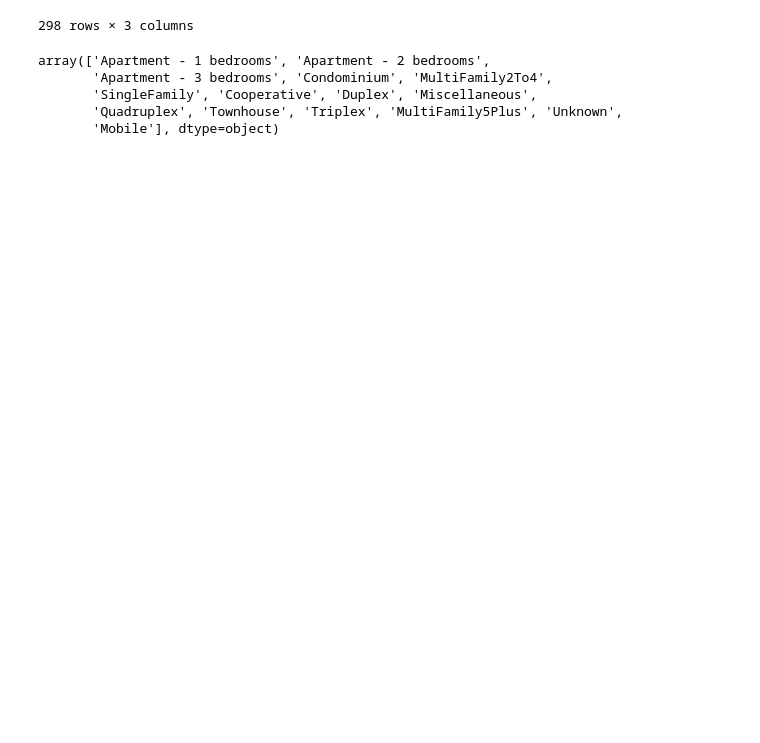
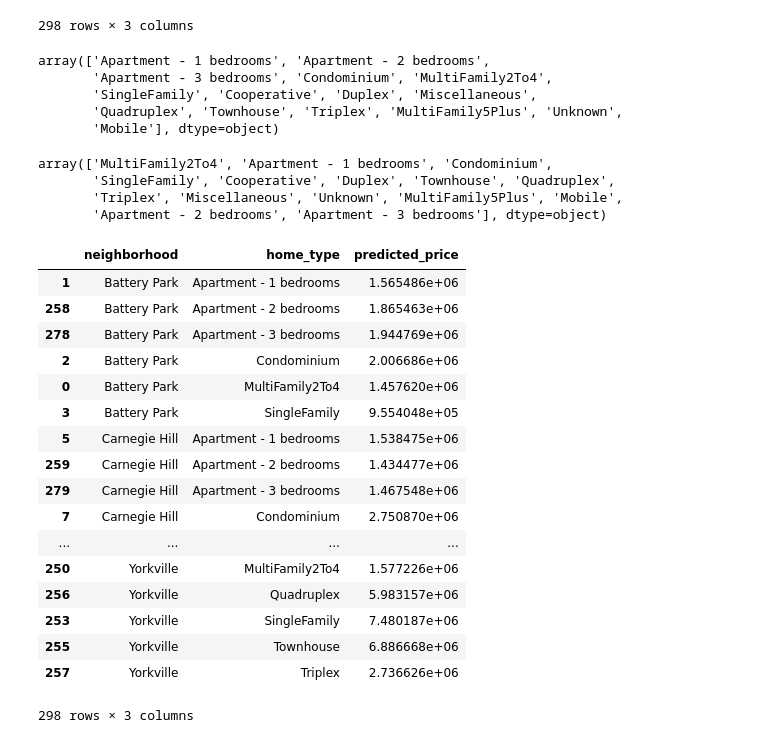
Before and after one commit to nychousingprices/nychousingprices.github.io, a Jupyter notebook: df_to_predict.ipynb, the cells around one changed output. Saved outputs shown, nothing was run; the diff lists cells and outputs as text; code cells hidden in the pictures; blank space fills up the shorter version.

```diff
--- a/df_to_predict.ipynb
+++ b/df_to_predict.ipynb
@@ -345,3 +345,31 @@ array(['Apartment - 1 bedrooms', 'Apartment - 2 bedrooms',
        'Mobile'], dtype=object)
 # %%
 results_df = pd.read_csv("data/results_df.csv")
+# %%
+results_df["home_type"].unique()
+# %% [output]
+array(['MultiFamily2To4', 'Apartment - 1 bedrooms', 'Condominium',
+       'SingleFamily', 'Cooperative', 'Duplex', 'Townhouse', 'Quadruplex',
+       'Triplex', 'Miscellaneous', 'Unknown', 'MultiFamily5Plus', 'Mobile',
+       'Apartment - 2 bedrooms', 'Apartment - 3 bedrooms'], dtype=object)
+# %%
+results_df.sort(["neighborhood", "home_type"], ascending= True).reindex()
+# %% [output]
+|  | neighborhood | home_type | predicted_price |
+| 1 | Battery Park | Apartment - 1 bedrooms | 1.565486e+06 |
+| 258 | Battery Park | Apartment - 2 bedrooms | 1.865463e+06 |
+| 278 | Battery Park | Apartment - 3 bedrooms | 1.944769e+06 |
+| 2 | Battery Park | Condominium | 2.006686e+06 |
+| 0 | Battery Park | MultiFamily2To4 | 1.457620e+06 |
+| 3 | Battery Park | SingleFamily | 9.554048e+05 |
+| 5 | Carnegie Hill | Apartment - 1 bedrooms | 1.538475e+06 |
+| 259 | Carnegie Hill | Apartment - 2 bedrooms | 1.434477e+06 |
+| 279 | Carnegie Hill | Apartment - 3 bedrooms | 1.467548e+06 |
+| 7 | Carnegie Hill | Condominium | 2.750870e+06 |
+| ... | ... | ... | ... |
+| 250 | Yorkville | MultiFamily2To4 | 1.577226e+06 |
+| 256 | Yorkville | Quadruplex | 5.983157e+06 |
+| 253 | Yorkville | SingleFamily | 7.480187e+06 |
+| 255 | Yorkville | Townhouse | 6.886668e+06 |
+| 257 | Yorkville | Triplex | 2.736626e+06 |
+298 rows × 3 columns
```
Also changed, not shown: parts of 7 cells of this notebook, 3 other files.
